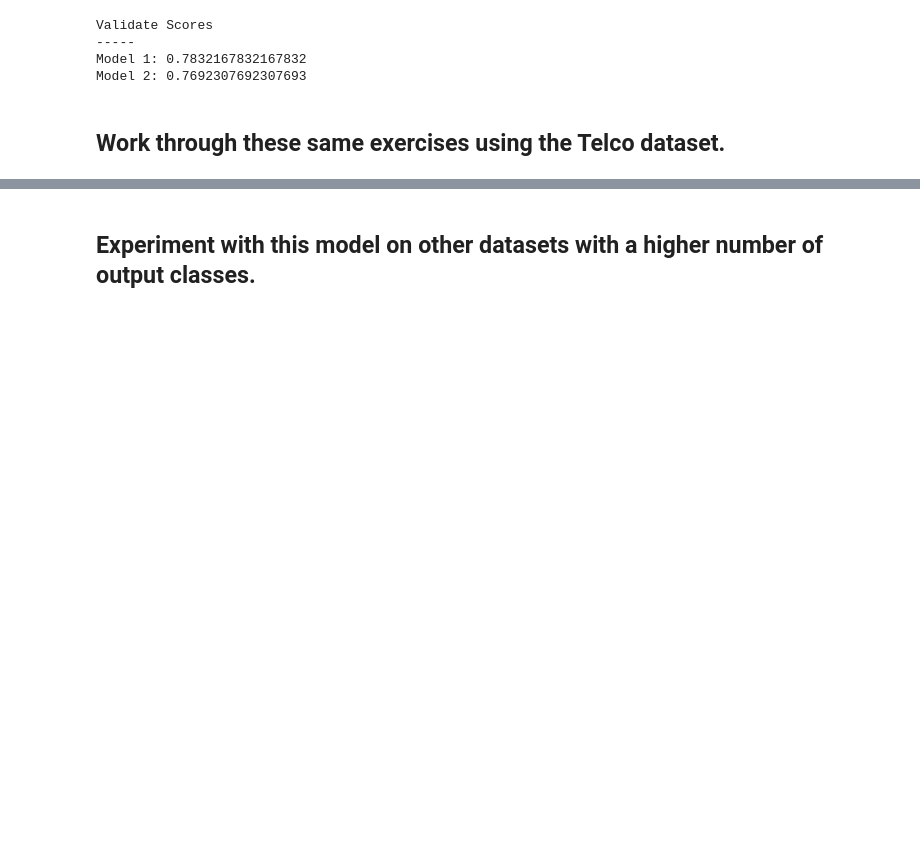
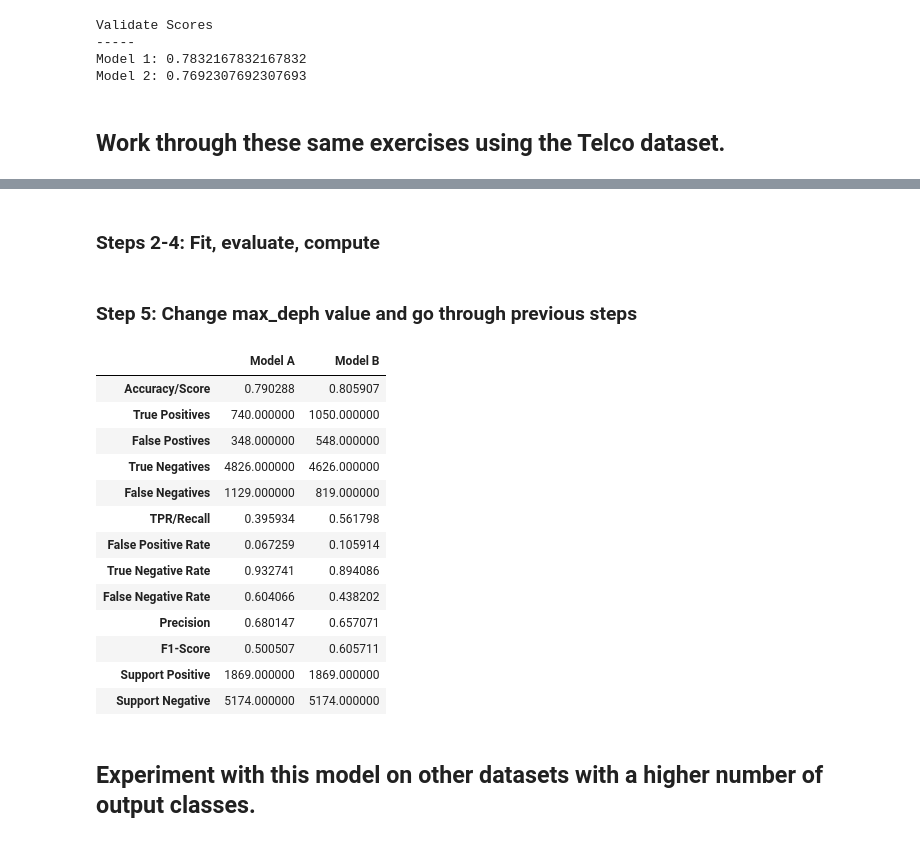
Before and after one commit to joshua-shorterivey/classification-exercises, a Jupyter notebook: model.ipynb, the cells around one changed output, grey strips where cells are left out. Saved outputs shown, nothing was run; the diff lists cells and outputs as text; code cells hidden in the pictures; blank space fills up the shorter version.

Commit message:
amended: model

```diff
--- a/model.ipynb
+++ b/model.ipynb
@@ -426,0 +464,4 @@ Model 2: 0.7692307692307693
+# %%
+telco = telco.rename(columns={'gender_encoded': 'gender', 'partner_encoded': 'partner', \
+                    'dependents_encoded': 'dependents', 'phone_service_encoded': 'phone_service', \
+                    'paperless_billing_encoded': 'paperless_billing'})
@@ -427,3 +485,46 @@ Model 2: 0.7692307692307693
+# %% [markdown]
+### Steps 2-4: Fit, evaluate, compute
+# %%
+# 2a - create Big X, and little Y
+X_train = telco.drop(columns=['churn_encoded'])
+y_train = telco.churn_encoded
+
+X_validate = telco.drop(columns=['churn_encoded'])
+y_validate = telco.churn_encoded
+
+X_test = telco.drop(columns=['churn_encoded'])
+y_test = telco.churn_encoded
+# %%
+#create object
+telco_a = DecisionTreeClassifier(max_depth=3, random_state=123)
+
+#fit model
+telco_chart['Model A'] = fit_eval_compute(telco_a, X_train, y_train).values
+# %% [markdown]
+### Step 5: Change max_deph value and go through previous steps
+# %%
+#create object
+telco_b = DecisionTreeClassifier(max_depth=6, random_state=123)
+
+#fit model
+telco_chart['Model B'] = fit_eval_compute(telco_b, X_train, y_train).values
+# %%
+telco_chart
+# %% [output]
+|  | Model A | Model B |
+| Accuracy/Score | 0.790288 | 0.805907 |
+| True Positives | 740.000000 | 1050.000000 |
+| False Postives | 348.000000 | 548.000000 |
+| True Negatives | 4826.000000 | 4626.000000 |
+| False Negatives | 1129.000000 | 819.000000 |
+| TPR/Recall | 0.395934 | 0.561798 |
+| False Positive Rate | 0.067259 | 0.105914 |
+| True Negative Rate | 0.932741 | 0.894086 |
+| False Negative Rate | 0.604066 | 0.438202 |
+| Precision | 0.680147 | 0.657071 |
+| F1-Score | 0.500507 | 0.605711 |
+| Support Positive | 1869.000000 | 1869.000000 |
+| Support Negative | 5174.000000 | 5174.000000 |
 # %% [markdown]
 ## Experiment with this model on other datasets with a higher number of output classes.
 # %% [markdown]
```
Also changed, not shown: parts of 10 cells of this notebook.
